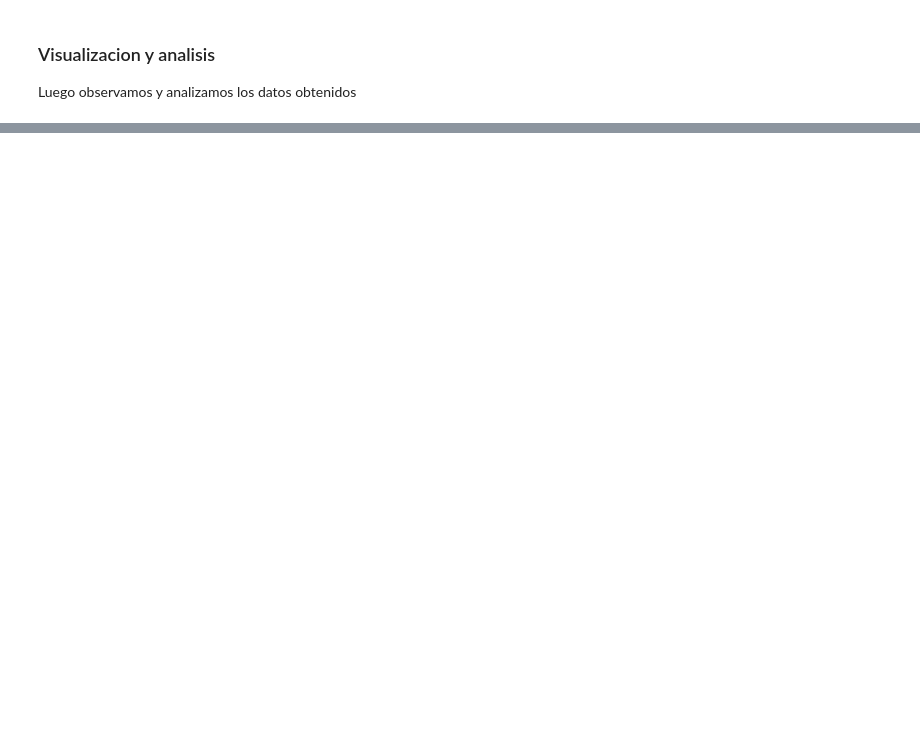
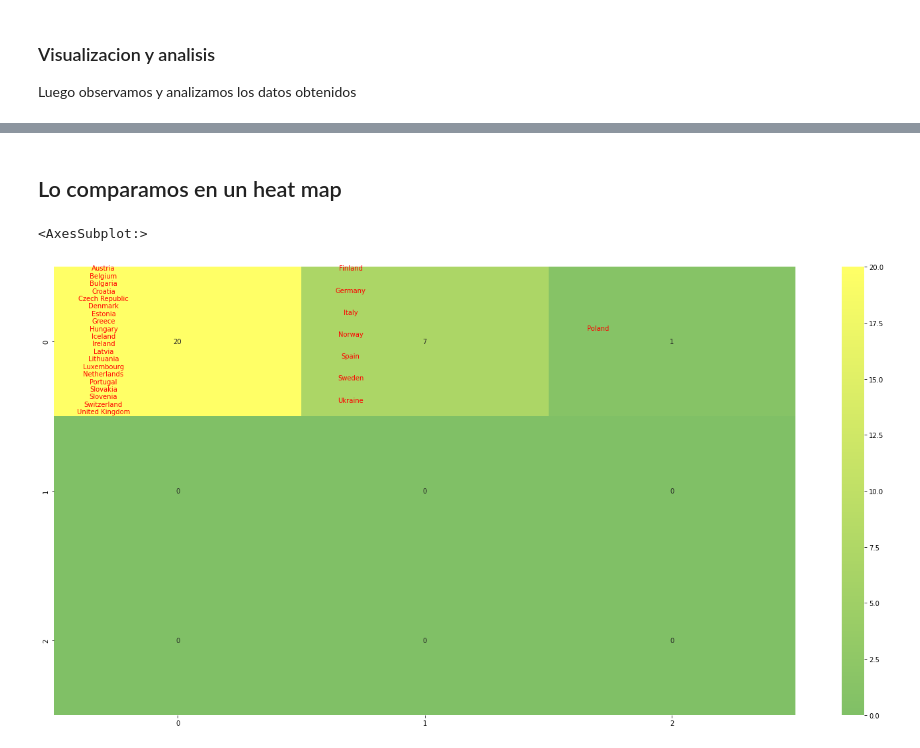
Before and after one commit to arfernandez2000/SIA, a Jupyter notebook: TP4/kohonen/kohonen_notebook.ipynb, the cells around one changed output, grey strips where cells are left out. Saved outputs shown, nothing was run; the diff lists cells and outputs as text; code cells hidden in the pictures; blank space fills up the shorter version.

Commit message:
notebook to py, better heatmap

```diff
--- a/TP4/kohonen/kohonen_notebook.ipynb
+++ b/TP4/kohonen/kohonen_notebook.ipynb
@@ -23,7 +5,7 @@ ImportError: cannot import name 'Tuple' from 'types' (/usr/lib/python3.8/types.p
 # %%
 import numpy as np
 from get_data import data, raw_data
-
+from Neuron import Neuron
 #Paso Inicial: Inicializo valores
 
 k = 3
@@ -84,5 +66,5 @@ while t < max_epochs and not cut:
     for j in range(k):
         if (j in n_k):
           weights[j] = weights[j] + learn_rate * (x-weights[j])
-          grid[i][j].weights = weights
+          grid[i][j].weights = weights[j]
   t += 1
@@ -109,17 +73,15 @@ not normalized:  [[83871 41600 3.5 79.91 0.8 0.03 4.2]
 Luego observamos y analizamos los datos obtenidos
 # %%
 import numpy as np
-import matplotlib.pylab as plt
+import seaborn as sns
+import matplotlib.pyplot as plt
 
-k = 3
-values = np.empty((k,k), int)
-# agregar ax y seaborn para agregar paises dentro del heatmap
+values = np.zeros((k,k), int)
 
-index = -1
+index = 0
 for entrie in data:
-    min_position = (0,0)
+    min_position = (None,None)
     min_dist = 999
-    index += 1
     for row in grid:
         for col in row:
             w = col.weights
@@ -130,12 +92,4 @@ for entrie in data:
     grid[min_position[0], min_position[1]].count += 1
     grid[min_position[0], min_position[1]].add_element(countries[index])
     values[min_position[0], min_position[1]] += 1
-
-plt.figure(figsize=(20,10))
-plt.imshow( values, interpolation = 'nearest' )
-for i in range(len(grid)):
-    col = grid[i]
-    for j in range(len(col)):
-        print('Neurona (', i,',',j,') tiene a: \n', grid[i][j].elements, '\n ', len(grid[i][j].elements),' paises en total \n')
-plt.title( "Cantidad de paises por neurona" )
-plt.show()
+    index += 1
@@ -160,0 +98,6 @@ Neurona ( 2 , 2 ) tiene a:
+# %%
+i = 0
+for col in grid:
+    for j in range(len(col)):
+        print('Neurona (',i,',',j,') tiene a: ', grid[i][j].elements)
+    i += 1
@@ -160,0 +117,18 @@ Neurona ( 2 , 2 ) tiene a:
+# %% [markdown]
+## Lo comparamos en un heat map
+# %%
+fig, ax = plt.subplots(figsize=(20,10))
+
+for col in grid:
+  for neuron in col:
+    i, j = neuron.position[0], neuron.position[1]
+    step = 1 / (len(neuron.elements) - 0.2) if len(neuron.elements) > 0 else 0
+    i = 0.4 if len(neuron.elements) == 1 else i
+    for e in neuron.elements:
+      text = ax.text(j + 0.2,i+0.01, e,
+                       ha="center", va="center", color="r")
+      i += step
+sns.heatmap(values, annot=True, center=0, ax=ax, cmap='summer')
+# %% [output]
+<AxesSubplot:>
+[figure, added]
```
Also changed, not shown: parts of 5 cells of this notebook, 5 other files.
